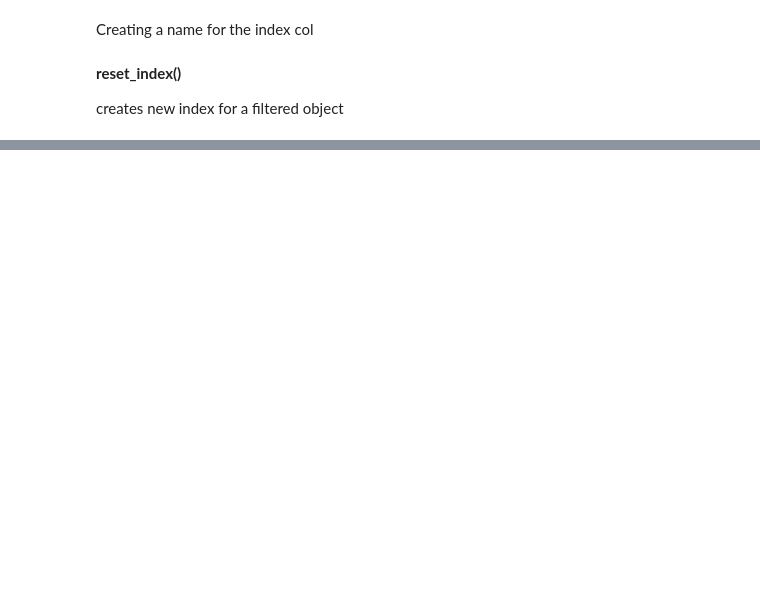
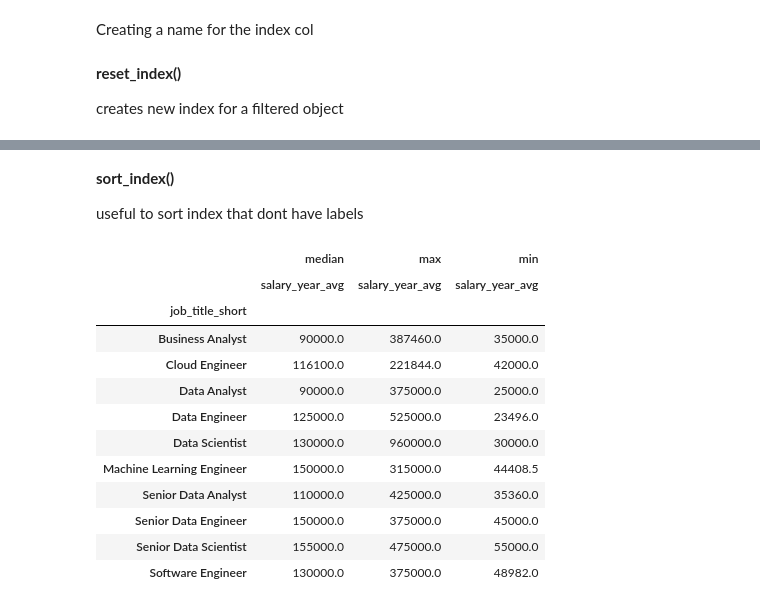
Before and after one commit to okiromosh/Learning-Python-Data, a Jupyter notebook: Python Pandas 6_Index Managment.ipynb, the cells around one changed output, grey strips where cells are left out. Drawn from its saved outputs; the diff is of its cells as text; code cells hidden in the pictures; blank space fills up the shorter version.

```diff
--- a/Python Pandas 6_Index Managment.ipynb
+++ b/Python Pandas 6_Index Managment.ipynb
@@ -44,0 +64,6 @@ df_usa
+# %%
+'''
+In this case we want the original job_index back
+instead of the new index we created
+'''
+df_usa.set_index('job_index', inplace=True)
@@ -44,0 +87,21 @@ df_usa
+# %% [markdown]
+**sort_index()**
+
+useful to sort index that dont have labels
+# %%
+median_pivot = df_usa.pivot_table(values='salary_year_avg', index='job_title_short', aggfunc=['median','max','min'])
+median_pivot
+# %% [output]
+|  | median | max | min |
+|  | salary_year_avg | salary_year_avg | salary_year_avg |
+| job_title_short |  |  |  |
+| Business Analyst | 90000.0 | 387460.0 | 35000.0 |
+| Cloud Engineer | 116100.0 | 221844.0 | 42000.0 |
+| Data Analyst | 90000.0 | 375000.0 | 25000.0 |
+| Data Engineer | 125000.0 | 525000.0 | 23496.0 |
+| Data Scientist | 130000.0 | 960000.0 | 30000.0 |
+| Machine Learning Engineer | 150000.0 | 315000.0 | 44408.5 |
+| Senior Data Analyst | 110000.0 | 425000.0 | 35360.0 |
+| Senior Data Engineer | 150000.0 | 375000.0 | 45000.0 |
+| Senior Data Scientist | 155000.0 | 475000.0 | 55000.0 |
+| Software Engineer | 130000.0 | 375000.0 | 48982.0 |
```
Also changed, not shown: parts of 6 cells of this notebook.
